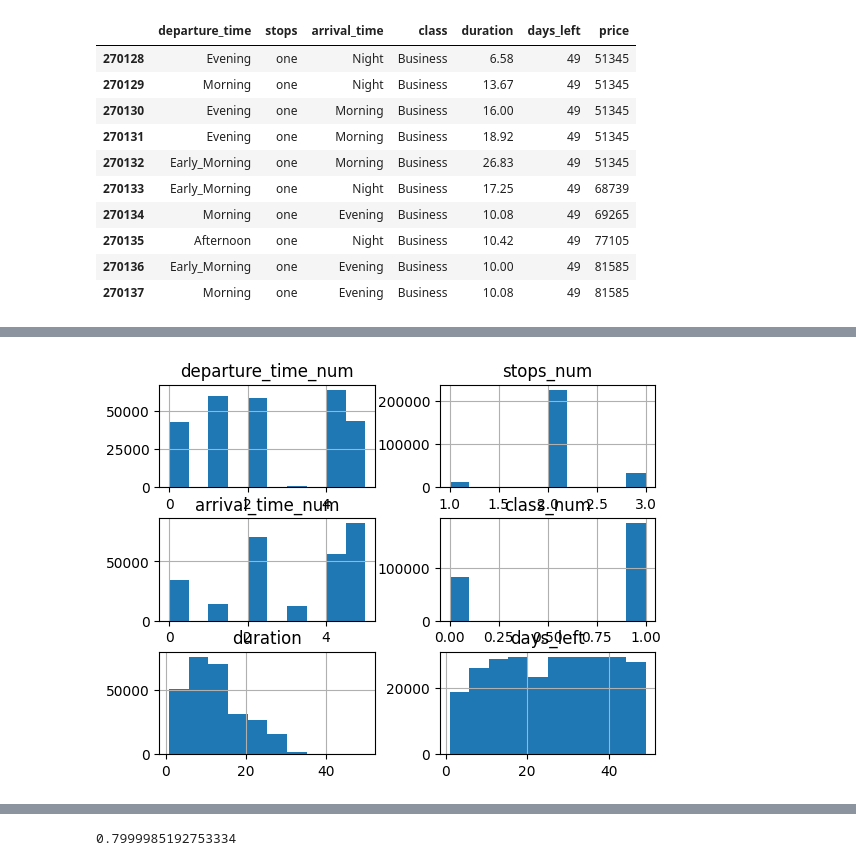
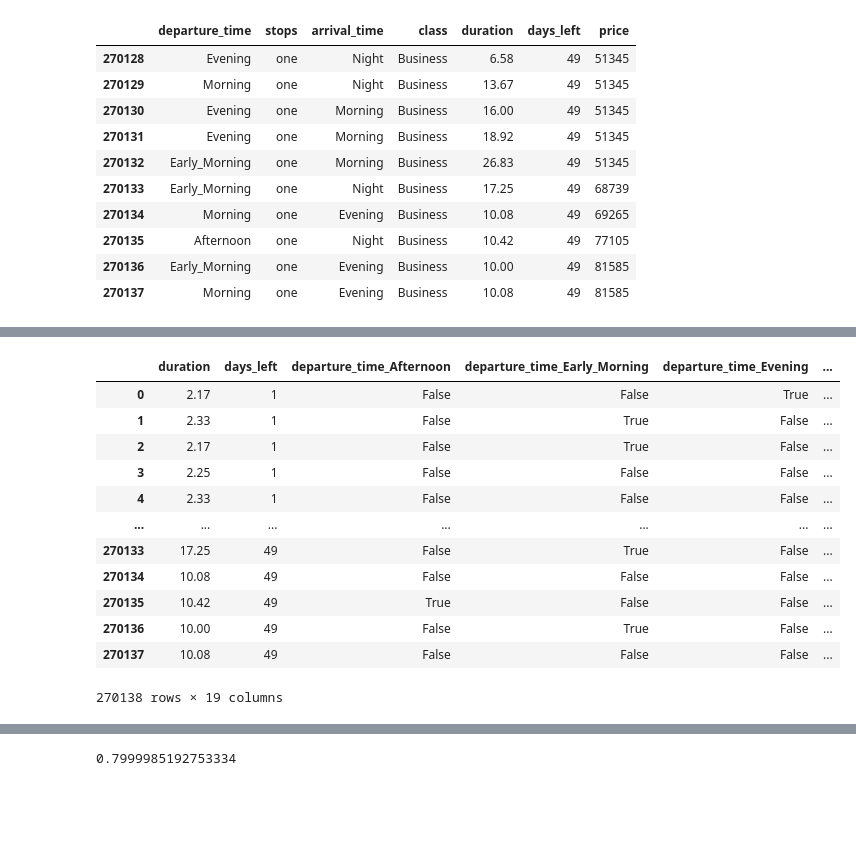
Before and after one commit to UIAI-4021/search-ahr, a Jupyter notebook: regression/reg.ipynb, the cells around one changed output, grey strips where cells are left out. Cells and saved outputs as stored; diff of their text form; code cells hidden in the pictures; blank space fills up the shorter version.

```diff
--- a/regression/reg.ipynb
+++ b/regression/reg.ipynb
@@ -108,7 +42,18 @@ X
-# %%
-viz = X[['departure_time_num', 'stops_num', 'arrival_time_num', 'class_num', 'duration', 'days_left']]
-viz.hist()
-plt.show()
-# %% [output]
-[figure, removed]
+# %%
+X = pd.concat([X, dummies], axis=1)
+X
+# %% [output]
+|  | duration | days_left | departure_time_Afternoon | departure_time_Early_Morning | departure_time_Evening | ... |
+| 0 | 2.17 | 1 | False | False | True | ... |
+| 1 | 2.33 | 1 | False | True | False | ... |
+| 2 | 2.17 | 1 | False | True | False | ... |
+| 3 | 2.25 | 1 | False | False | False | ... |
+| 4 | 2.33 | 1 | False | False | False | ... |
+| ... | ... | ... | ... | ... | ... | ... |
+| 270133 | 17.25 | 49 | False | True | False | ... |
+| 270134 | 10.08 | 49 | False | False | False | ... |
+| 270135 | 10.42 | 49 | True | False | False | ... |
+| 270136 | 10.00 | 49 | False | True | False | ... |
+| 270137 | 10.08 | 49 | False | False | False | ... |
+270138 rows × 19 columns
 # %%
```
Also changed, not shown: parts of 11 cells of this notebook, 1 other file.
